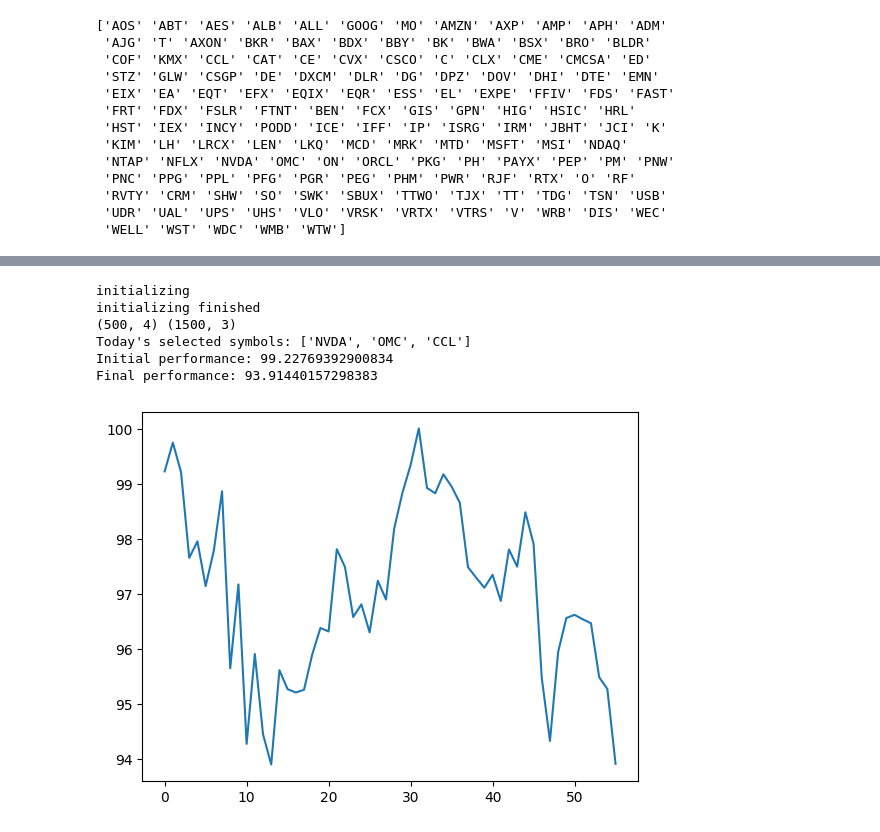
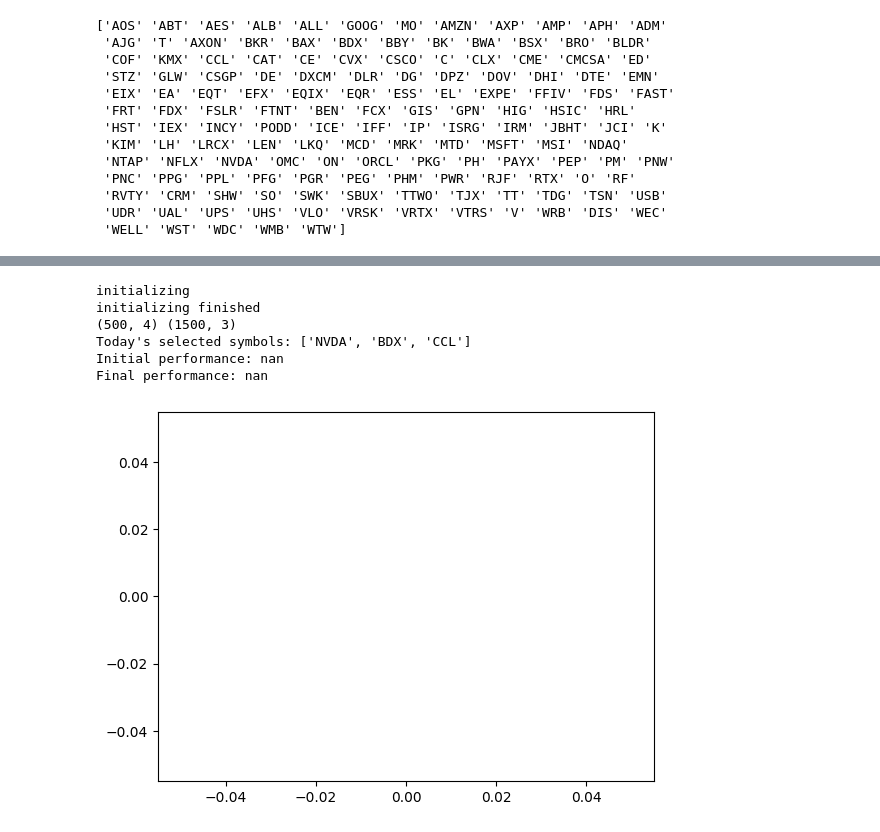
Before and after one commit to nickwilliamsdev/treetrader, a Jupyter notebook: tensorneat_ranknet.ipynb, the cells around one changed output, grey strips where cells are left out. Drawn from its saved outputs; the diff is of its cells as text; code cells hidden in the pictures.

Commit message:
make show perf reflect fitness func perf

```diff
--- a/tensorneat_ranknet.ipynb
+++ b/tensorneat_ranknet.ipynb
@@ -234,7 +234,7 @@ class TradingProblemTopK(BaseProblem):
       from jax import device_get
       import numpy as np
       topk_indices_np = np.asarray(device_get(topk_indices))
-      softmax_weights_np = np.asarray(device_get(softmax_weights))
+      softmax_weights_np = np.asarray(device_get(topk_values))
       returns_np = np.asarray(device_get(TEST_RETURNS))
 
       # Calculate performance based on top-k weighted rewards
@@ -247,10 +247,10 @@ class TradingProblemTopK(BaseProblem):
           rewards = returns_np[i, topk_indices_np[i]]
 
           # Calculate the weighted reward
-          weighted_reward = np.sum(softmax_weights_np[i] * rewards)
+          #weighted_reward = np.sum(softmax_weights_np[i] * rewards)
 
           # Update performance
-          perf += perf * float(weighted_reward)
+          perf += perf * float(rewards)
           perf_hist.append(float(perf))
 
       # Plot using numpy list of floats
@@ -328,8 +328,8 @@ from tensorneat import algorithm
 # Construct the pipeline and run
 pipeline = Pipeline(
     algorithm=NEAT(
-        pop_size=233,
-        species_size=34,
+        pop_size=144,
+        species_size=7,
         survival_threshold=0.1,
         compatibility_threshold=0.8,
         genome=DefaultGenome(
@@ -357,7 +357,7 @@ pipeline = Pipeline(
         ),
     ),
     problem=TradingProblemTopK(),
-    generation_limit=100,
+    generation_limit=610,
     fitness_target=.1,
     seed=42,
     is_save=True,
@@ -471,24 +471,24 @@ Shape of RETURNS: (221, 147)
 # %%
 # for testing lasted genome from genomes checkpoints
 import numpy as np
 state = pipeline.setup()
-best_path = "./model_archive/tensorneat_checkpoints/genomes/100.npz"
+best_path = "./model_archive/tensorneat_checkpoints/genomes/10.npz"
 best_genome = np.load(best_path)
 nodes = best_genome['nodes']
 conns = best_genome['conns']
 nodes_j = jnp.array(nodes)
 conns_j = jnp.array(conns)
 print(nodes.shape, conns.shape)
 # show result
 pipeline.show(state, (nodes_j, conns_j))
 # %% [output]
 initializing
 initializing finished
 (500, 4) (1500, 3)
-Today's selected symbols: ['NVDA', 'OMC', 'CCL']
-Initial performance: 99.22769392900834
-Final performance: 93.91440157298383
+Today's selected symbols: ['NVDA', 'BDX', 'CCL']
+Initial performance: nan
+Final performance: nan
-[figure, old version]
+[figure, new version]
 # %%
 import numpy as np
 topk_champs = os.listdir("./model_archive/tensorneat_checkpoints/champs_topk/")
```
Also changed, not shown: parts of 5 cells of this notebook, 3 other files.
